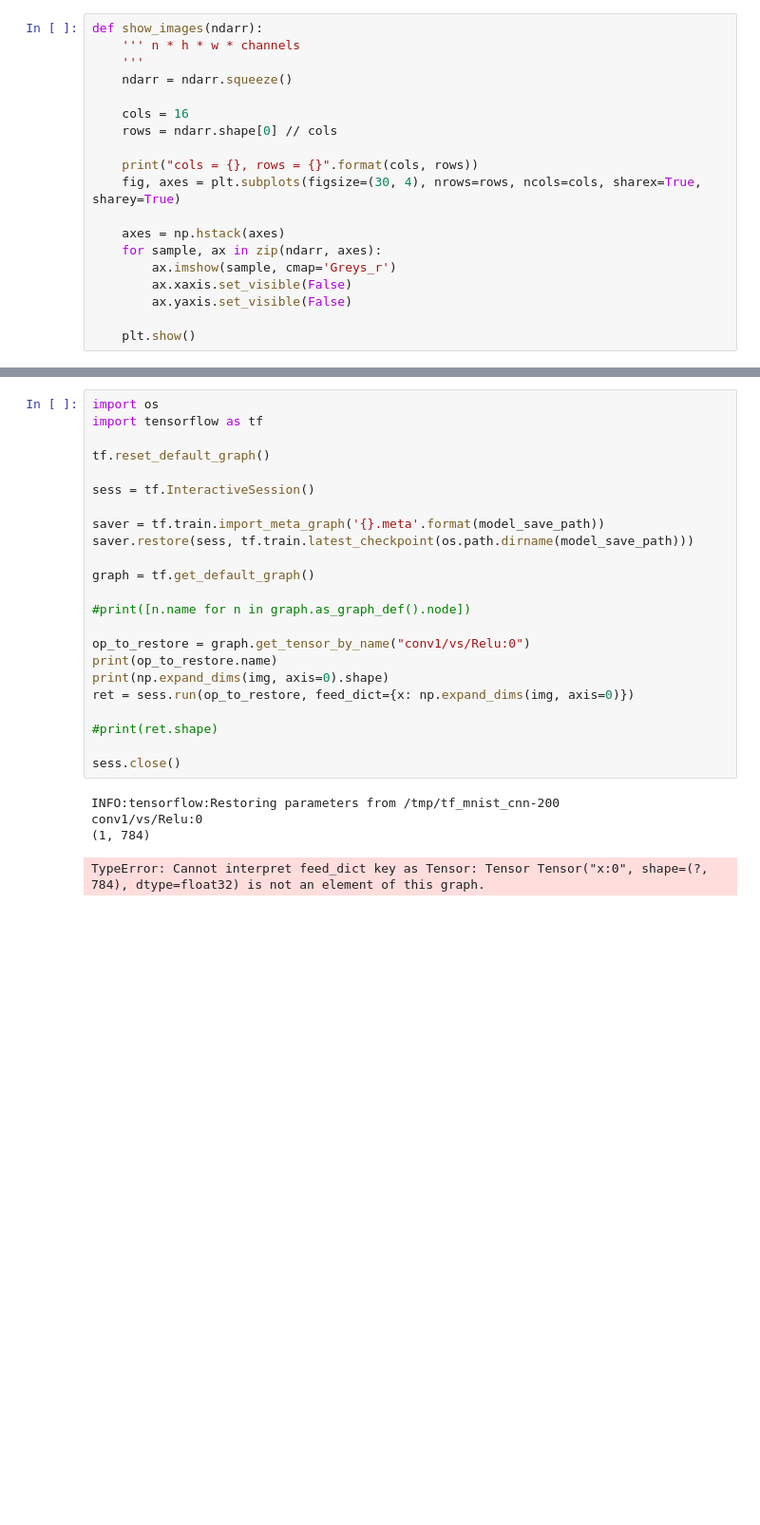
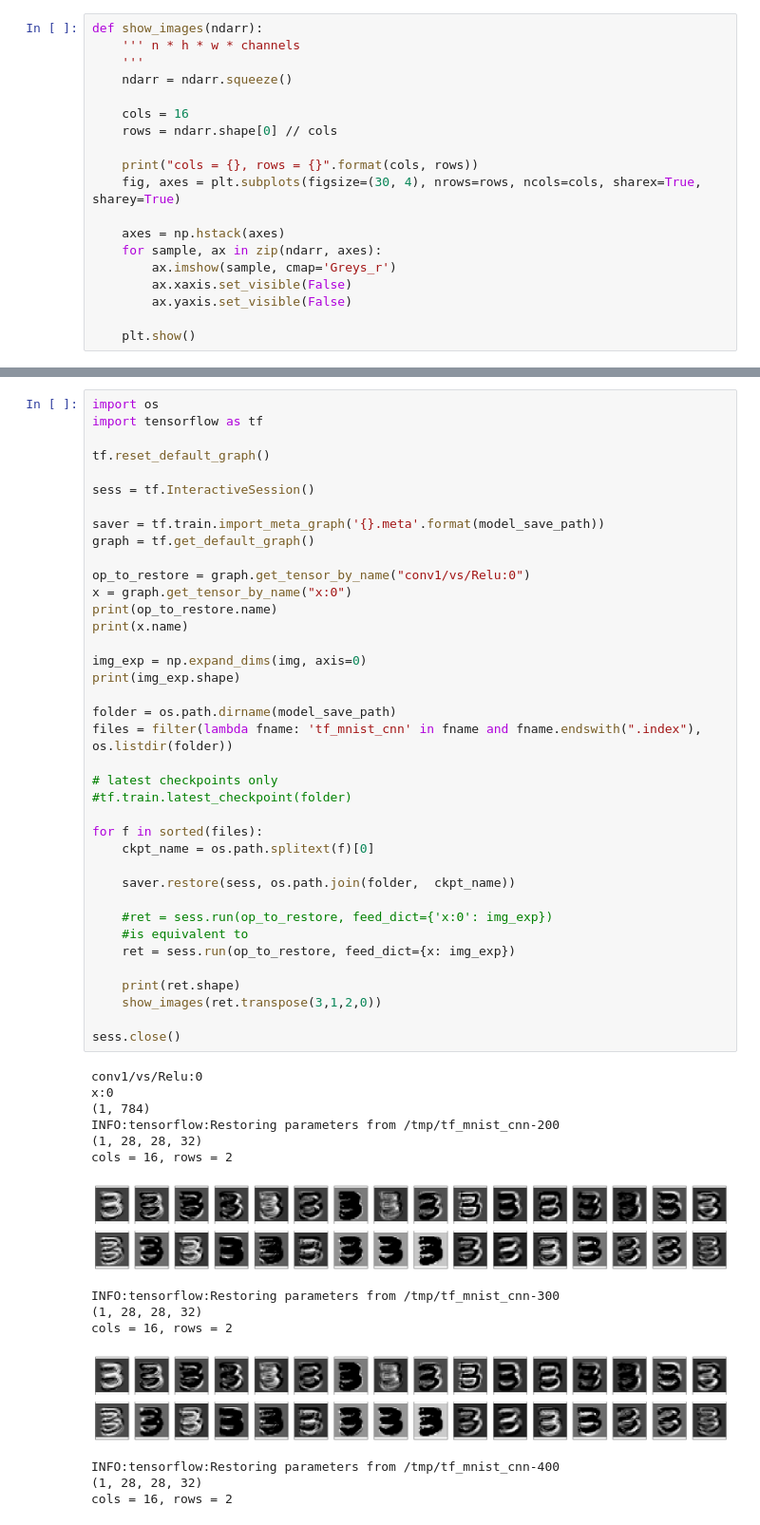
Before and after one commit to pppk520/ml_study, a Jupyter notebook: ml_libs/tensorflow/cnn_mnist_visualize.ipynb, the cells around one changed output, grey strips where cells are left out. Shown at 95% size. Drawn from its saved outputs; the diff is of its cells as text; blank space fills up the shorter version.

```diff
--- a/ml_libs/tensorflow/cnn_mnist_visualize.ipynb
+++ b/ml_libs/tensorflow/cnn_mnist_visualize.ipynb
@@ -254,28 +246,53 @@ cols = 16, rows = 2
 # %%
 import os
 import tensorflow as tf
 
 tf.reset_default_graph()
 
 sess = tf.InteractiveSession()
 
 saver = tf.train.import_meta_graph('{}.meta'.format(model_save_path))
-saver.restore(sess, tf.train.latest_checkpoint(os.path.dirname(model_save_path)))
-
 graph = tf.get_default_graph()
 
-#print([n.name for n in graph.as_graph_def().node])
+op_to_restore = graph.get_tensor_by_name("conv1/vs/Relu:0")
+x = graph.get_tensor_by_name("x:0")
+print(op_to_restore.name)
+print(x.name)
 
-op_to_restore = graph.get_tensor_by_name("conv1/vs/Relu:0")
-print(op_to_restore.name)
-print(np.expand_dims(img, axis=0).shape)
-ret = sess.run(op_to_restore, feed_dict={x: np.expand_dims(img, axis=0)})
+img_exp = np.expand_dims(img, axis=0)
+print(img_exp.shape)
 
-#print(ret.shape)
+folder = os.path.dirname(model_save_path)
+files = filter(lambda fname: 'tf_mnist_cnn' in fname and fname.endswith(".index"), os.listdir(folder))
+
+# latest checkpoints only
+#tf.train.latest_checkpoint(folder)
+
+for f in sorted(files):
+    ckpt_name = os.path.splitext(f)[0]
+
+    saver.restore(sess, os.path.join(folder,  ckpt_name))
+
+    #ret = sess.run(op_to_restore, feed_dict={'x:0': img_exp})
+    #is equivalent to
+    ret = sess.run(op_to_restore, feed_dict={x: img_exp})
+
+    print(ret.shape)
+    show_images(ret.transpose(3,1,2,0))
 
 sess.close()
 # %% [output]
+conv1/vs/Relu:0
+x:0
+(1, 784)
 INFO:tensorflow:Restoring parameters from /tmp/tf_mnist_cnn-200
-conv1/vs/Relu:0
-(1, 784)
+(1, 28, 28, 32)
+cols = 16, rows = 2
+[figure, added]
-TypeError: Cannot interpret feed_dict key as Tensor: Tensor Tensor("x:0", shape=(?, 784), dtype=float32) is not an element of this graph.
+INFO:tensorflow:Restoring parameters from /tmp/tf_mnist_cnn-300
+(1, 28, 28, 32)
+cols = 16, rows = 2
+[figure, added]
+INFO:tensorflow:Restoring parameters from /tmp/tf_mnist_cnn-400
+(1, 28, 28, 32)
+cols = 16, rows = 2
```
Also changed, not shown: parts of 8 cells of this notebook, 1 other file.
